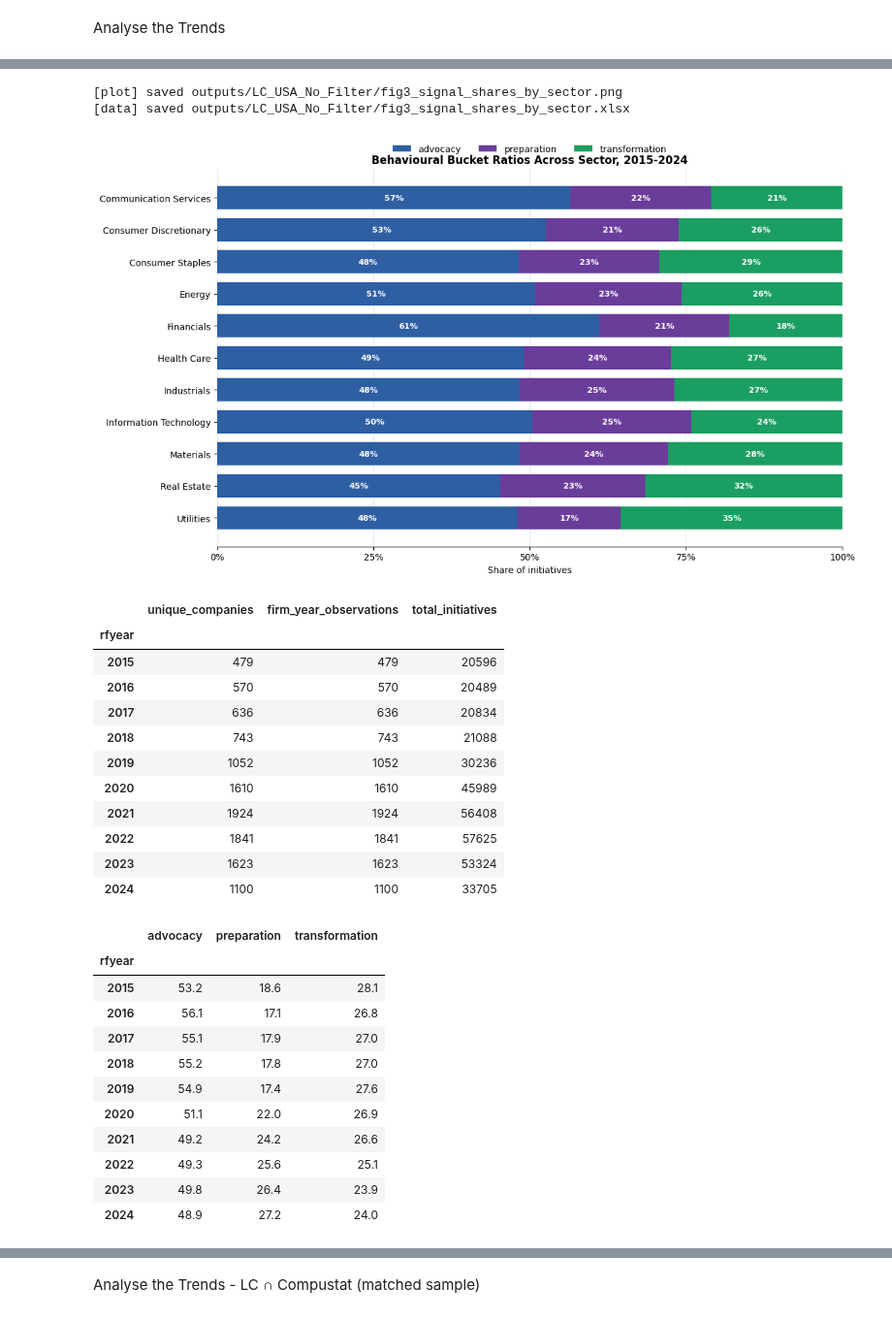
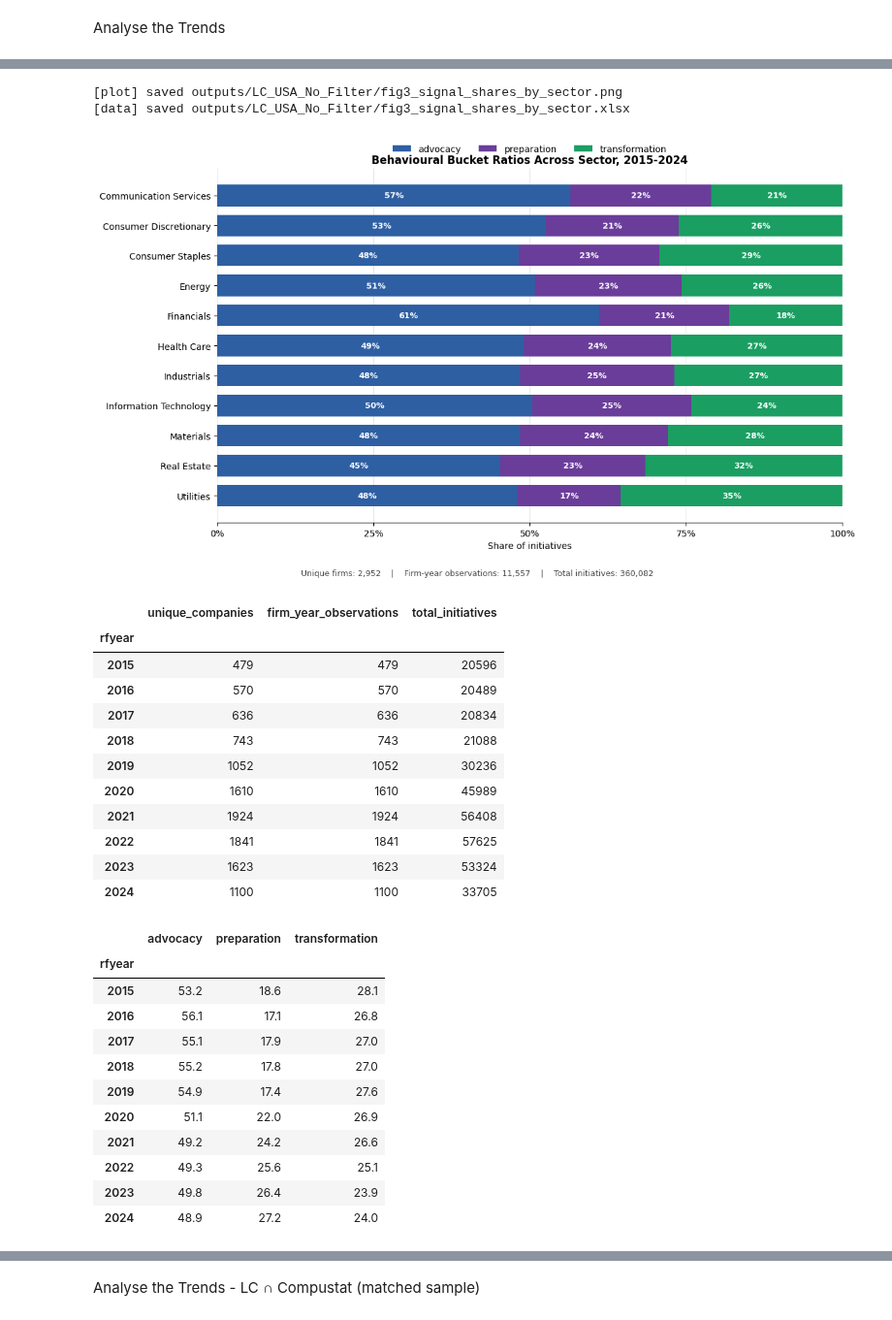
Before and after one commit to christy108/modular_fund_analysis, a Jupyter notebook: descriptive_stats/descriptive_statistics.ipynb, the cells around one changed output, grey strips where cells are left out. Shown at 97% size. Cells and saved outputs as stored; diff of their text form; code cells hidden in the pictures.

Commit message:
descriptive stats

```diff
--- a/descriptive_stats/descriptive_statistics.ipynb
+++ b/descriptive_stats/descriptive_statistics.ipynb
@@ -12,11 +12,16 @@ golden_location = Path(
 start_year = 2015
 end_year = 2024
 
-lc = pd.read_csv(golden_location / "LC_dataset_v_2C_20260512.csv")
+# lc_raw = the Golden file exactly as delivered: every region, every year, no filters.
+# Kept so the descriptives can show the dataset's full scope before any sample choice
+# of ours is applied. `lc` is the USA / start_year-end_year working sample.
+lc_raw = pd.read_csv(golden_location / "LC_dataset_v_2C_20260512.csv", low_memory=False)
 
-lc =  lc[lc["loc"] == "USA"]
+lc = lc_raw[lc_raw["loc"] == "USA"]
 
 lc = lc[(lc["rfyear"] >= start_year) & (lc["rfyear"] <= end_year)]
 
+print(f"lc_raw (no filters)     : {lc_raw['gvkey'].nunique():6d} firms   {len(lc_raw):7d} rows")
+print(f"lc (USA, {start_year}-{end_year})     : {lc['gvkey'].nunique():6d} firms   {len(lc):7d} rows")
 lc["gvkey"].nunique()
 # %% [output]
@@ -175,8 +245,12 @@ from descriptive_plots import (
 OUT = Path("outputs") / "LC_USA_No_Filter"   # full LC sample (no filtering)
 OUT.mkdir(parents=True, exist_ok=True)
 
+# Each plot returns (fig, data, descriptives). `descriptives` counts the rows THAT PLOT
+# actually used, so fig2/fig3 come out below fig1: fig2 drops firm-years with no signal
+# (sum_activities == 0 -> 0/0), fig3 additionally drops those with no GICS sector.
+
 # 1) Firm-year observations / unique companies + total initiatives over time
-fig1, firms_initiatives = plot_firms_and_initiatives(
+fig1, firms_initiatives, desc1 = plot_firms_and_initiatives(
     lc,
     title=f"Unique Companies and Total Initiatives Over Time, {start_year}-{end_year}",
     save_path=OUT / "fig1_firms_and_initiatives.png",
@@ -184,7 +258,7 @@ fig1, firms_initiatives = plot_firms_and_initiatives(
 )
 
 # 2) Average behavioural-bucket shares over time (advocacy / preparation / transformation)
-fig2, shares_over_time = plot_signal_shares_over_time(
+fig2, shares_over_time, desc2 = plot_signal_shares_over_time(
     lc, signal_names,
     title=f"Behavioural Bucket Ratios Over Time, {start_year}-{end_year}",
     save_path=OUT / "fig2_signal_shares_over_time.png",
@@ -192,7 +266,7 @@ fig2, shares_over_time = plot_signal_shares_over_time(
 )
 
 # 3) Average behavioural-bucket shares by sector
-fig3, shares_by_sector = plot_signal_shares_by_sector(
+fig3, shares_by_sector, desc3 = plot_signal_shares_by_sector(
     lc, signal_names,
     sector_col="GICS_level_1",
     title=f"Behavioural Bucket Ratios Across Sector, {start_year}-{end_year}",
@@ -200,9 +274,20 @@ fig3, shares_by_sector = plot_signal_shares_by_sector(
     excel_path=OUT / "fig3_signal_shares_by_sector.xlsx",
 )
 
+# Sample behind each figure: unique gvkeys / unique gvkey-year obs / total initiatives.
+descriptives_no_filter = pd.concat(
+    [desc1, desc2, desc3],
+    keys=[
+        "fig1_firms_and_initiatives",
+        "fig2_signal_shares_over_time",
+        "fig3_signal_shares_by_sector",
+    ],
+).droplevel(1)
+
 display(firms_initiatives)
 display(shares_over_time.round(1))
 display(shares_by_sector.round(1))
+display(descriptives_no_filter)
 # %% [output]
 [plot] saved outputs/LC_USA_No_Filter/fig1_firms_and_initiatives.png
 [data] saved outputs/LC_USA_No_Filter/fig1_firms_and_initiatives.xlsx
@@ -213,6 +298,6 @@ display(shares_by_sector.round(1))
 [plot] saved outputs/LC_USA_No_Filter/fig3_signal_shares_by_sector.png
 [data] saved outputs/LC_USA_No_Filter/fig3_signal_shares_by_sector.xlsx
-[figure, old version]
+[figure, new version]
 |  | unique_companies | firm_year_observations | total_initiatives |
 | rfyear |  |  |  |
 | 2015 | 479 | 479 | 20596 |
```
Also changed, not shown: parts of 8 cells of this notebook, 18 other files.
